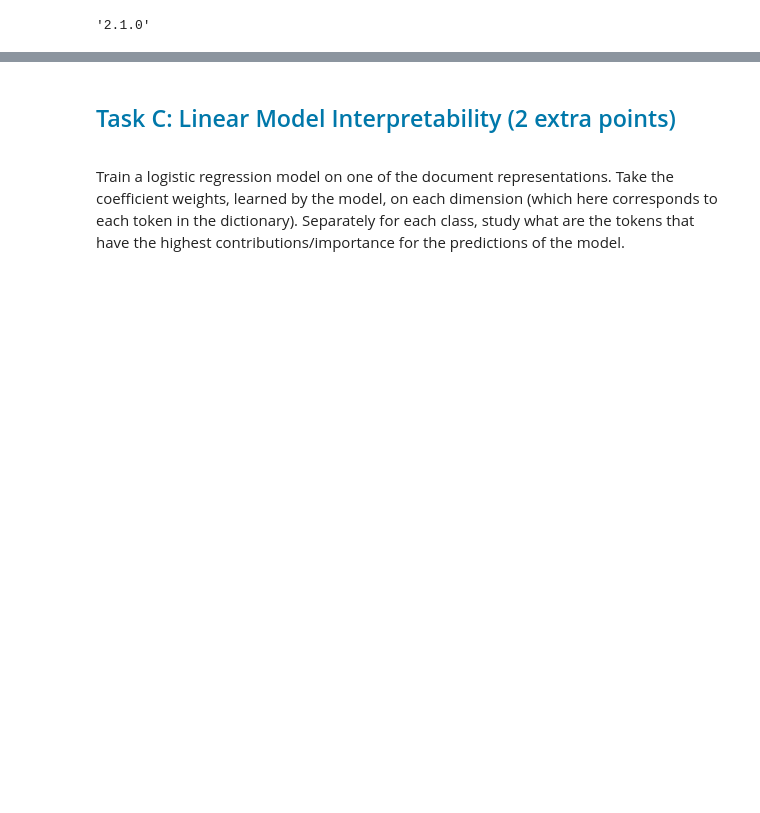
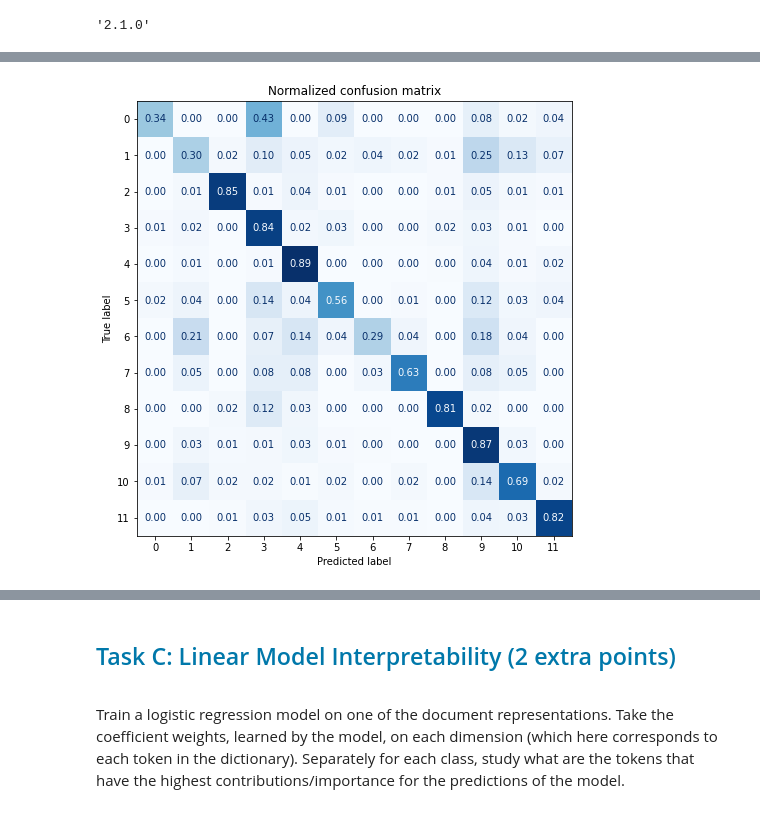
Before and after one commit to ozoin/NLP_Project, a Jupyter notebook: Assignment1.ipynb, the cells around one changed output, grey strips where cells are left out. Saved outputs shown, nothing was run; the diff lists cells and outputs as text; code cells hidden in the pictures; blank space fills up the shorter version.

```diff
--- a/Assignment1.ipynb
+++ b/Assignment1.ipynb
@@ -796,0 +1031,19 @@ In colclusion, hidden size of 50 seems to work the best. Although, what we see a
+# %%
+from sklearn.metrics import ConfusionMatrixDisplay, confusion_matrix
+
+def plot_confusion_matrix(y_preds, y_true, labels):
+    cm = confusion_matrix(y_true, y_preds, normalize="true")
+    fig, ax = plt.subplots(figsize=(8, 8))
+    disp = ConfusionMatrixDisplay(confusion_matrix=cm, display_labels=labels)
+    disp.plot(cmap="Blues", values_format=".2f", ax=ax, colorbar=False)
+    plt.title("Normalized confusion matrix")
+    plt.show()
+
+unique_labels = set(y_val)
+labels = list(unique_labels)
+
+y_preds_val = classifier.predict(tc_val)
+y_preds_test = classifier.predict(tc_test)
+plot_confusion_matrix(y_preds_val, y_val, labels)
+# %% [output]
+[figure, added]
```
Also changed, not shown: parts of 28 cells of this notebook.
